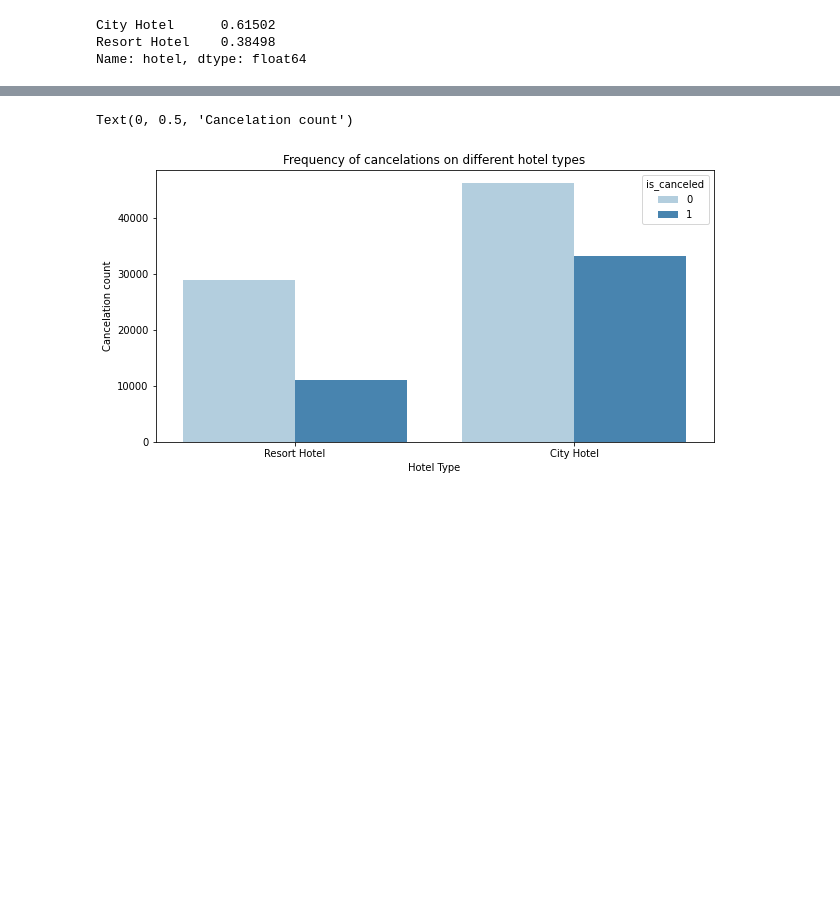
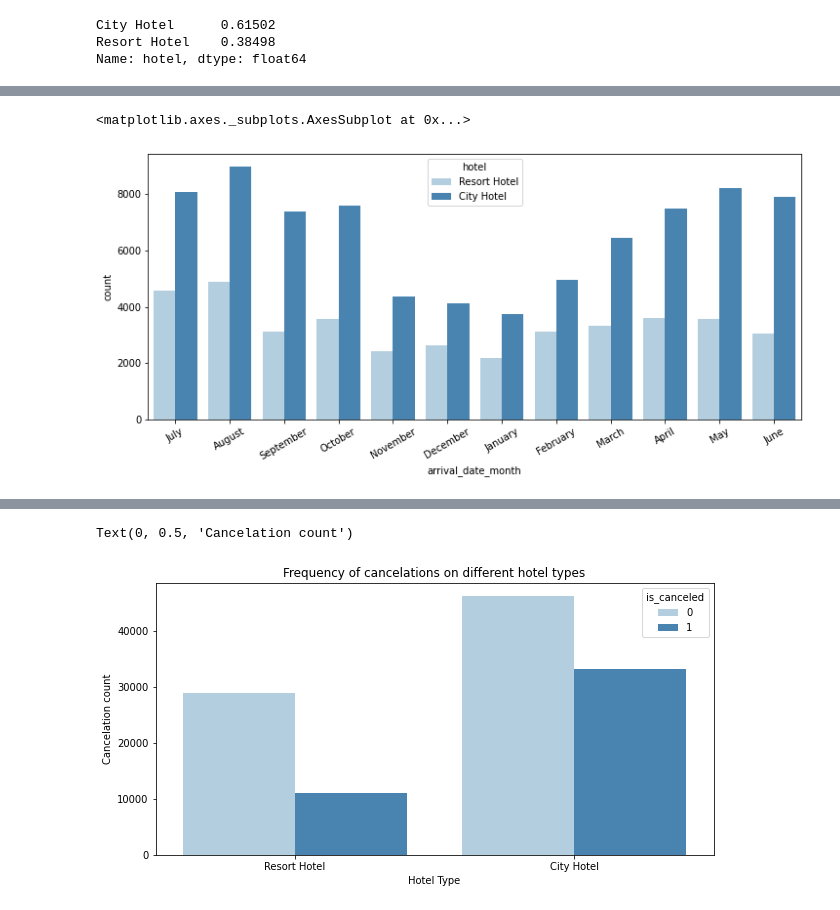
Before and after one commit to PriyankaSejwal/Hotel-Booking-Analysis, a Jupyter notebook: Priyanka_Rimo_CapstoneProject_Hotel_Booking_Analysis_Capstone_Project.ipynb, the cells around one changed output, grey strips where cells are left out. Saved outputs shown, nothing was run; the diff lists cells and outputs as text; code cells hidden in the pictures; blank space fills up the shorter version.

```diff
--- a/Priyanka_Rimo_CapstoneProject_Hotel_Booking_Analysis_Capstone_Project.ipynb
+++ b/Priyanka_Rimo_CapstoneProject_Hotel_Booking_Analysis_Capstone_Project.ipynb
@@ -343,0 +397,4 @@ Name: hotel, dtype: float64
+# %%
+# Separating data for hotel and month in a separate dataframe for simplicity.
+df_hotels_month = data[['hotel','arrival_date_month']]
+df_hotels_month.head()
@@ -343,0 +428,9 @@ Name: hotel, dtype: float64
+# %%
+# visualizing the booking made for resort and city hotel over different months to see which month is preferable by customers to book a a resort or city hotel.
+
+plt.figure(figsize=(12,5))
+plt.xticks(rotation=30)
+sns.countplot(x='arrival_date_month', hue='hotel', data=df_hotels_month, palette='Blues')
+# %% [output]
+<matplotlib.axes._subplots.AxesSubplot at 0x...>
+[figure, added]
```
Also changed, not shown: parts of 10 cells of this notebook.
